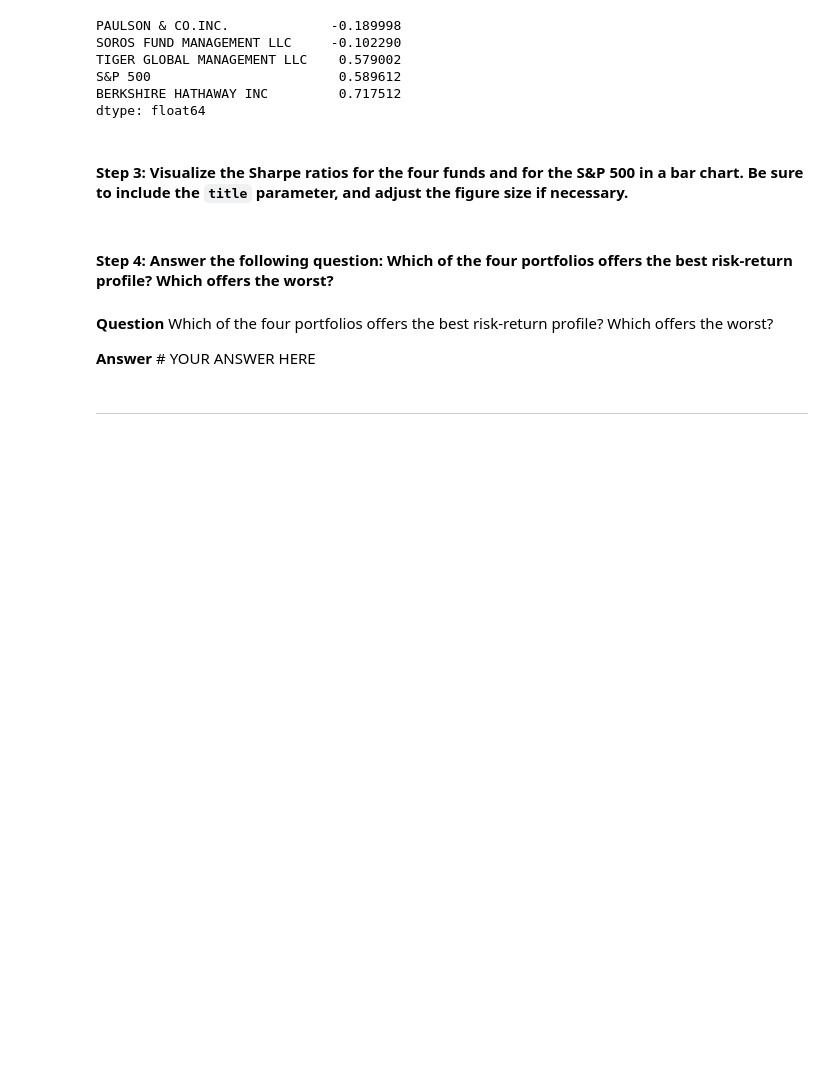
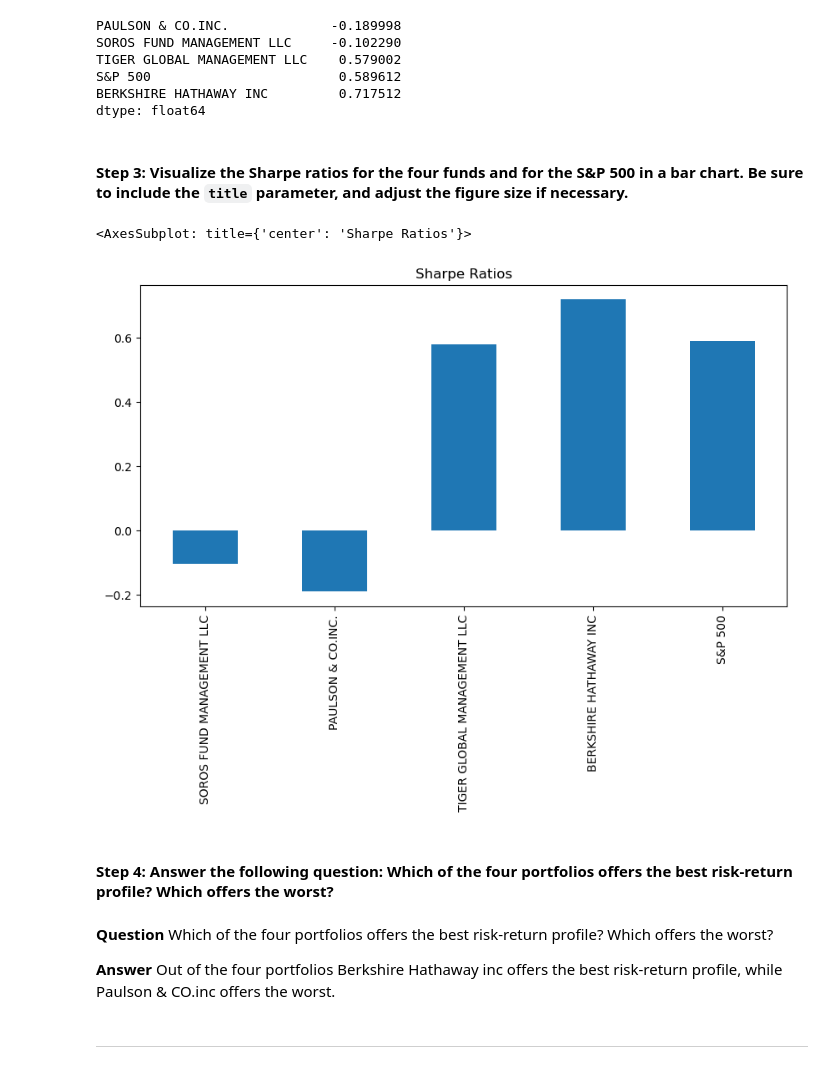
Before and after one commit to reiccv/Module_4_Challenge, a Jupyter notebook: risk_return_analysis.ipynb, the cells around one changed output. Saved outputs shown, nothing was run; the diff lists cells and outputs as text; code cells hidden in the pictures; blank space fills up the shorter version.

```diff
--- a/risk_return_analysis.ipynb
+++ b/risk_return_analysis.ipynb
@@ -332,13 +332,16 @@ dtype: float64
 # %%
 # Visualize the Sharpe ratios as a bar chart
 # Include a title parameter and adjust the figure size
-# YOUR CODE HERE
+sharpe_ratios.plot(kind="bar", title="Sharpe Ratios", figsize=(10,5))
+# %% [output]
+<AxesSubplot: title={'center': 'Sharpe Ratios'}>
+[figure, added]
 # %% [markdown]
 #### Step 4: Answer the following question: Which of the four portfolios offers the best risk-return profile? Which offers the worst?
 # %% [markdown]
 **Question** Which of the four portfolios offers the best risk-return profile? Which offers the worst?
 
-**Answer** # YOUR ANSWER HERE
+**Answer** Out of the four portfolios Berkshire Hathaway inc offers the best risk-return profile, while Paulson & CO.inc offers the worst.
 # %% [markdown]
 ---
 # %% [markdown]
```
Also changed, not shown: parts of 11 cells of this notebook.
